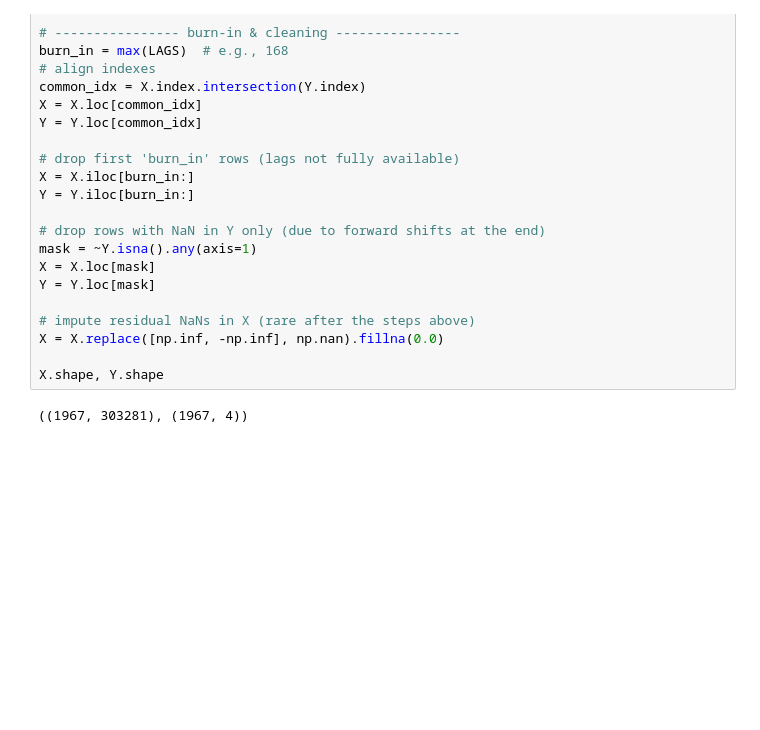
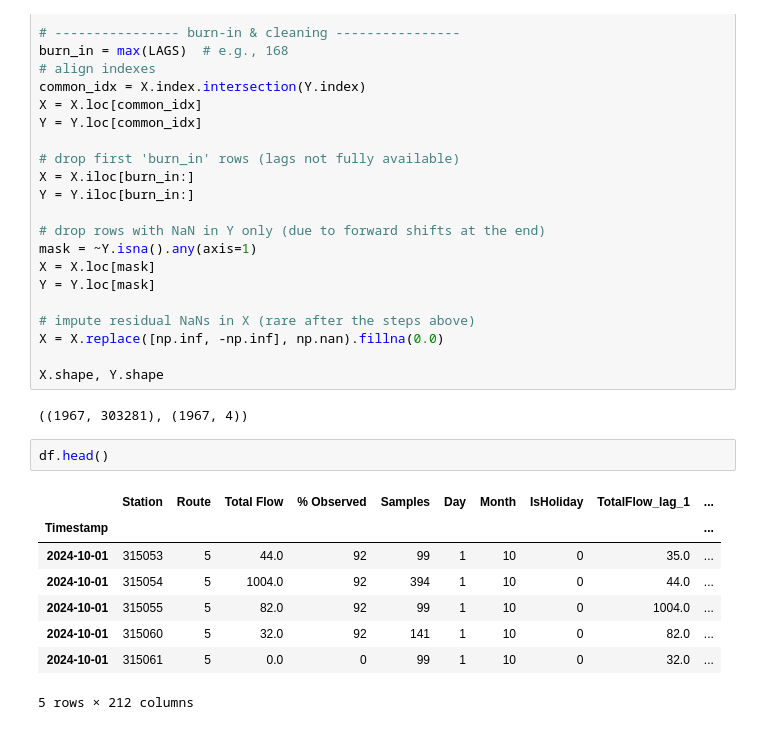
Before and after one commit to RichelCode/EV-Charging-Analysis, a Jupyter notebook: Conference Presentation.ipynb, the cells around one changed output. Cells and saved outputs as stored; diff of their text form; blank space fills up the shorter version.

```diff
--- a/Conference Presentation.ipynb
+++ b/Conference Presentation.ipynb
@@ -490,3 +486,14 @@ X = X.replace([np.inf, -np.inf], np.nan).fillna(0.0)
 X.shape, Y.shape
 # %% [output]
 ((1967, 303281), (1967, 4))
+# %%
+df.head()
+# %% [output]
+|  | Station | Route | Total Flow | % Observed | Samples | Day | Month | IsHoliday | TotalFlow_lag_1 | ... |
+| Timestamp |  |  |  |  |  |  |  |  |  | ... |
+| 2024-10-01 | 315053 | 5 | 44.0 | 92 | 99 | 1 | 10 | 0 | 35.0 | ... |
+| 2024-10-01 | 315054 | 5 | 1004.0 | 92 | 394 | 1 | 10 | 0 | 44.0 | ... |
+| 2024-10-01 | 315055 | 5 | 82.0 | 92 | 99 | 1 | 10 | 0 | 1004.0 | ... |
+| 2024-10-01 | 315060 | 5 | 32.0 | 92 | 141 | 1 | 10 | 0 | 82.0 | ... |
+| 2024-10-01 | 315061 | 5 | 0.0 | 0 | 99 | 1 | 10 | 0 | 32.0 | ... |
+5 rows × 212 columns
```
Also changed, not shown: parts of 55 cells of this notebook.
